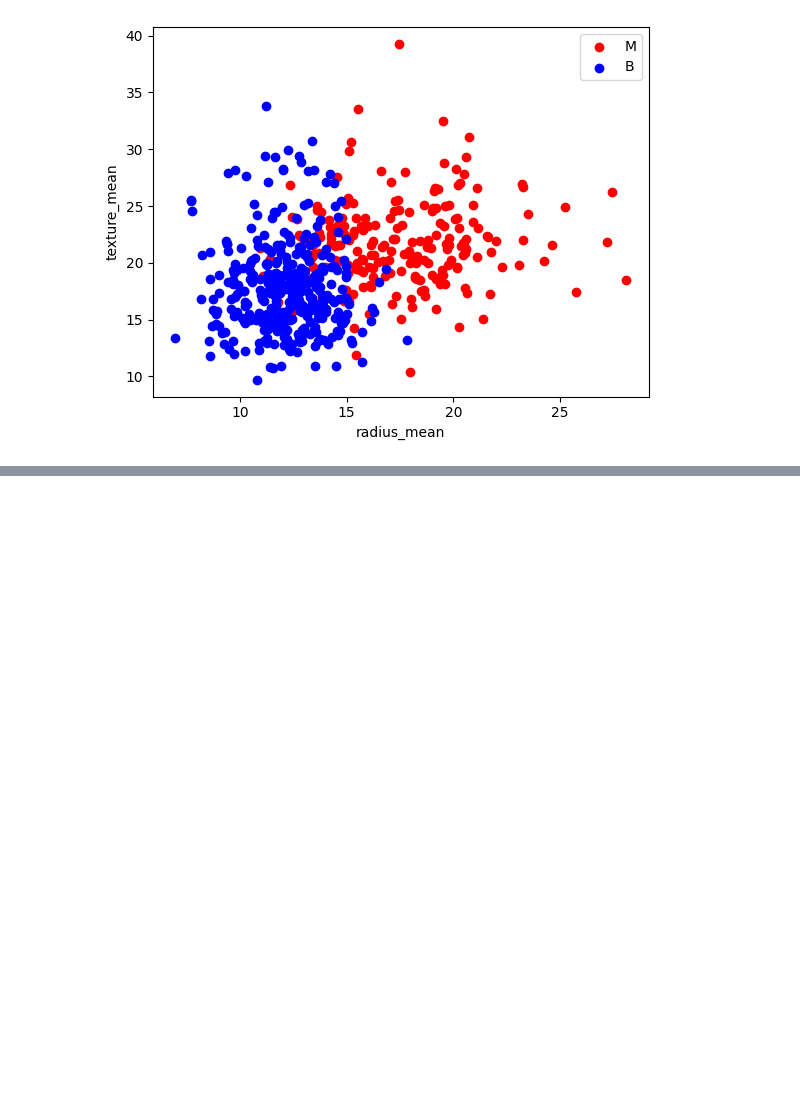
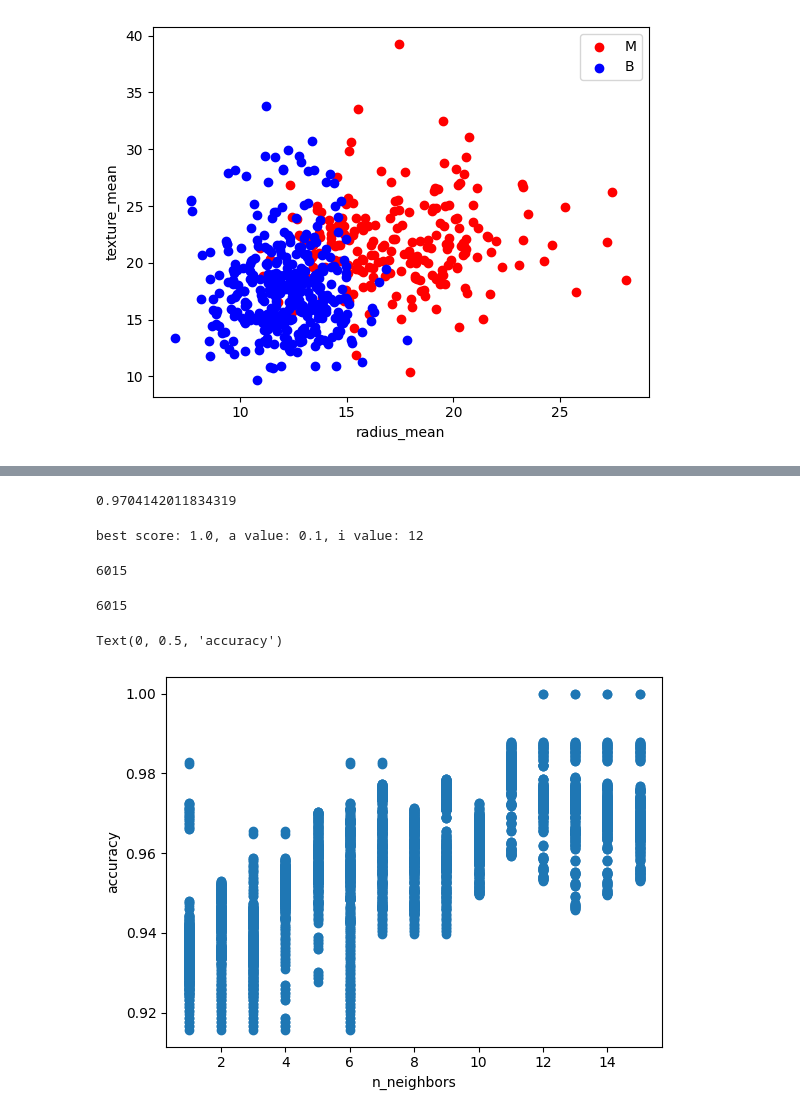
Before and after one commit to ozlem-dilek/machine-learning, a Jupyter notebook: knn/knn.ipynb, the cells around one changed output, grey strips where cells are left out. Drawn from its saved outputs; the diff is of its cells as text; code cells hidden in the pictures; blank space fills up the shorter version.

```diff
--- a/knn/knn.ipynb
+++ b/knn/knn.ipynb
@@ -92,0 +103,6 @@ plt.show()
+# %%
+x_train, x_test, y_train, y_test = train_test_split(x, y, test_size = 0.297, random_state = 42)
+# %%
+knn = KNeighborsClassifier(n_neighbors = 5)
+# %%
+knn.fit(x_train, y_train)
@@ -92,0 +124,45 @@ plt.show()
+# %%
+knn.score(x_test, y_test)
+# %% [output]
+0.9704142011834319
+# %%
+knn_scores = []
+a_values = []
+i_values = []
+
+for a in np.arange(0.1, 0.501, 0.001):
+    x_train, x_test, y_train, y_test = train_test_split(x, y, test_size=a, random_state=42)
+    for i in range(1, 16):
+        knn2 = KNeighborsClassifier(n_neighbors=i)
+        knn2.fit(x_train, y_train)
+        score = knn2.score(x_test, y_test)
+
+        knn_scores.append(score)
+        a_values.append(a)
+        i_values.append(i)
+
+best_score = max(knn_scores)
+best_index = knn_scores.index(best_score)
+
+print("best score: {}, a value: {}, i value: {}".format(
+    best_score,
+    a_values[best_index],  #en yüksek score'a karşılık gelen test_size
+    i_values[best_index]  #en yüksek score'a karşılık gelen n
+))
+# %% [output]
+best score: 1.0, a value: 0.1, i value: 12
+# %%
+len(knn_scores)
+# %% [output]
+6015
+# %%
+len(i_values)
+# %% [output]
+6015
+# %%
+plt.scatter(i_values, knn_scores)
+plt.xlabel('n_neighbors')
+plt.ylabel('accuracy')
+# %% [output]
+Text(0, 0.5, 'accuracy')
+[figure, added]
```
Also changed, not shown: parts of 7 cells of this notebook, 1 other file.
